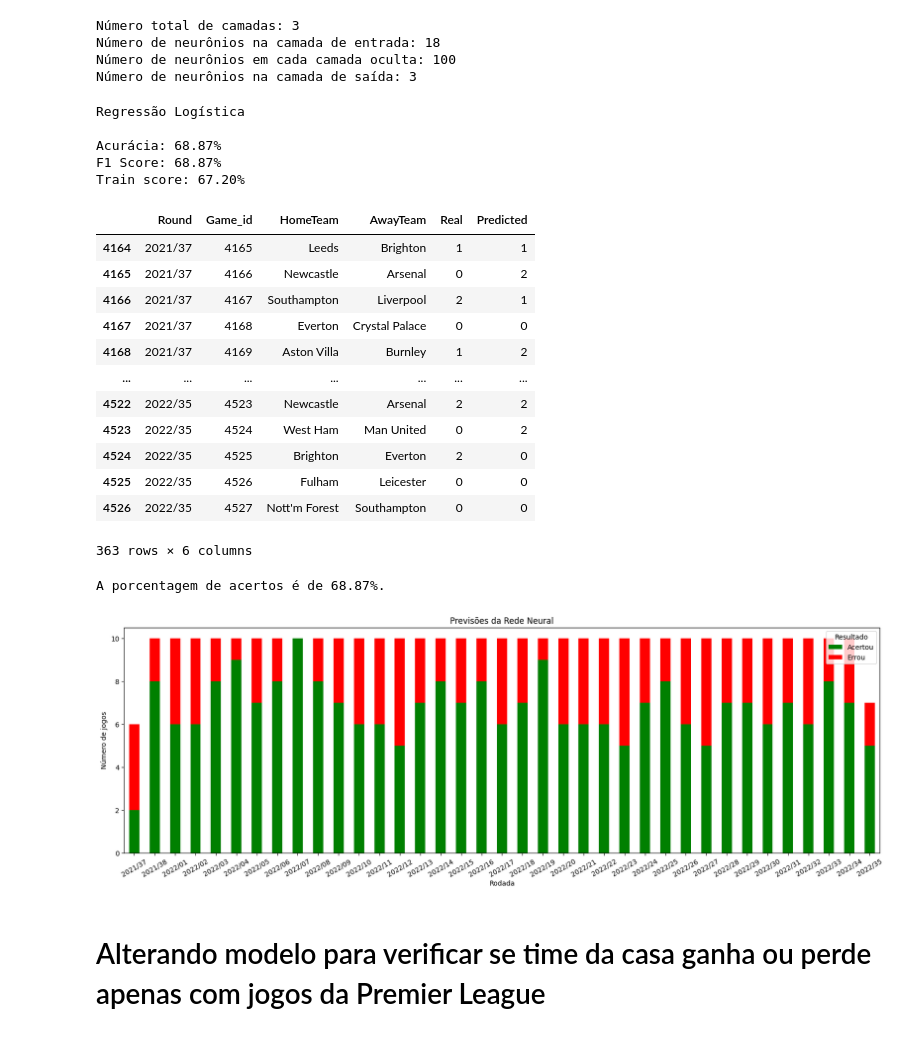
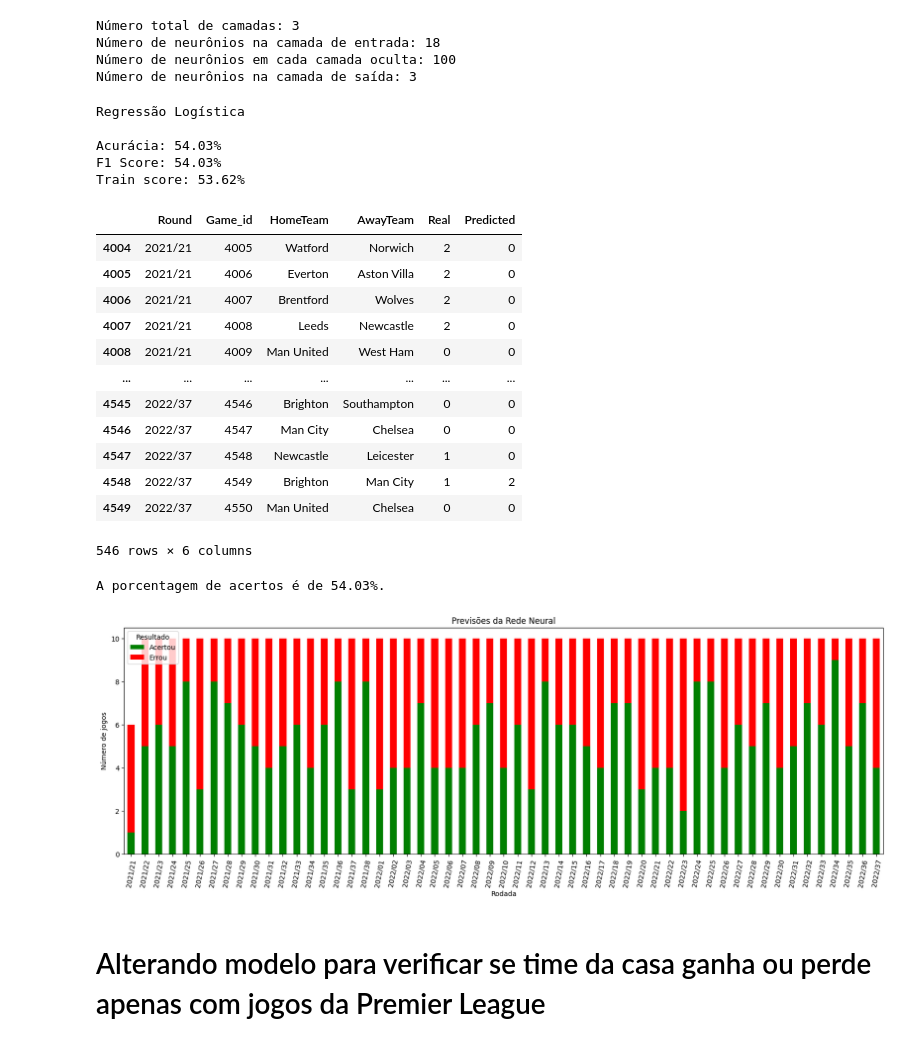
Before and after one commit to EdsonMenin/tcc, a Jupyter notebook: TCC.ipynb, the cells around one changed output. Drawn from its saved outputs; the diff is of its cells as text; code cells hidden in the pictures.

```diff
--- a/TCC.ipynb
+++ b/TCC.ipynb
@@ -272,5 +304,11 @@ df_subset = data[['HomeTeam', 'AwayTeam', 'Round', 'Wins_Home_Team', 'Wins_Away_
                   'Loss_Home_Team', 'Loss_Away_Team', 'Draw_Home_Team', 'Draw_Away_Team',
                   'Goals_Home_Team', 'Goals_Away_Team', 'Shots_Home_Team', 'Shots_Away_Team',
                   'Conceded_Goals_Home_Team', 'Conceded_Goals_Away_Team']]
-df_subset.tail(10000)
+
+# Extraindo as últimas 10 linhas para futura analise
+ultimas_10_linhas = data.tail(10)
+
+data = data[:-10]
+
+data.tail(380)
 # %% [output]
@@ -364,9 +417,9 @@ Game_id = data[['Game_id', 'HomeTeam', 'AwayTeam', 'Round']]
 
 from sklearn.model_selection import train_test_split
 
-game_id_train, game_id_test = train_test_split(Game_id, test_size=0.08, shuffle=False)
+game_id_train, game_id_test = train_test_split(Game_id, test_size=0.12, shuffle=False)
 
-X_train, X_test, Y_train, Y_test = train_test_split(X, Y, test_size=0.08, shuffle=False)
+X_train, X_test, Y_train, Y_test = train_test_split(X, Y, test_size=0.12, shuffle=False)
 # %% [markdown]
 # Normalização
 # %%
@@ -418,9 +471,9 @@ print('Train score: {:.2f}%'.format(mlp.score(X_train_scaler, Y_train)*100))
 # %% [output]
 Regressão Logística
 
-Acurácia: 68.87%
-F1 Score: 68.87%
-Train score: 67.20%
+Acurácia: 54.03%
+F1 Score: 54.03%
+Train score: 53.62%
 # %%
 # Criar um DataFrame com as informações
 df = pd.DataFrame({'Round': game_id_test['Round'], 'Game_id': game_id_test['Game_id'], 'HomeTeam': game_id_test['HomeTeam'], 'AwayTeam': game_id_test['AwayTeam'], 'Real': Y_test_flat, 'Predicted': Y_pred_flat})
@@ -428,18 +481,18 @@ df = pd.DataFrame({'Round': game_id_test['Round'], 'Game_id': game_id_test['Game
 df.tail(1000)
 # %% [output]
 |  | Round | Game_id | HomeTeam | AwayTeam | Real | Predicted |
-| 4164 | 2021/37 | 4165 | Leeds | Brighton | 1 | 1 |
-| 4165 | 2021/37 | 4166 | Newcastle | Arsenal | 0 | 2 |
-| 4166 | 2021/37 | 4167 | Southampton | Liverpool | 2 | 1 |
-| 4167 | 2021/37 | 4168 | Everton | Crystal Palace | 0 | 0 |
-| 4168 | 2021/37 | 4169 | Aston Villa | Burnley | 1 | 2 |
+| 4004 | 2021/21 | 4005 | Watford | Norwich | 2 | 0 |
+| 4005 | 2021/21 | 4006 | Everton | Aston Villa | 2 | 0 |
+| 4006 | 2021/21 | 4007 | Brentford | Wolves | 2 | 0 |
+| 4007 | 2021/21 | 4008 | Leeds | Newcastle | 2 | 0 |
+| 4008 | 2021/21 | 4009 | Man United | West Ham | 0 | 0 |
 | ... | ... | ... | ... | ... | ... | ... |
-| 4522 | 2022/35 | 4523 | Newcastle | Arsenal | 2 | 2 |
-| 4523 | 2022/35 | 4524 | West Ham | Man United | 0 | 2 |
-| 4524 | 2022/35 | 4525 | Brighton | Everton | 2 | 0 |
-| 4525 | 2022/35 | 4526 | Fulham | Leicester | 0 | 0 |
-| 4526 | 2022/35 | 4527 | Nott'm Forest | Southampton | 0 | 0 |
+| 4545 | 2022/37 | 4546 | Brighton | Southampton | 0 | 0 |
+| 4546 | 2022/37 | 4547 | Man City | Chelsea | 0 | 0 |
+| 4547 | 2022/37 | 4548 | Newcastle | Leicester | 1 | 0 |
+| 4548 | 2022/37 | 4549 | Brighton | Man City | 1 | 2 |
+| 4549 | 2022/37 | 4550 | Man United | Chelsea | 0 | 0 |
-363 rows × 6 columns
+546 rows × 6 columns
 # %%
 # Adicionar coluna 'Match'
 df['Match'] = df['Real'] == df['Predicted']
@@ -449,27 +502,27 @@ accuracy = df['Match'].mean() * 100
 
 print(f"A porcentagem de acertos é de {accuracy:.2f}%.")
 # %% [output]
-A porcentagem de acertos é de 68.87%.
+A porcentagem de acertos é de 54.03%.
 # %%
 # cria a coluna "Resultado"
 df['Resultado'] = df.apply(lambda x: 'Acertou' if x['Real'] == x['Predicted'] else 'Errou', axis=1)
 
 # agrupa os dados por rodada e conta o número de acertos e erros
 resultados_por_rodada = df.groupby('Round')['Resultado'].value_counts().unstack(fill_value=0)
 
 # cria o gráfico de barras
 fig, ax = plt.subplots(figsize=(20, 6))
 
 resultados_por_rodada.plot(kind='bar', stacked=True, ax=ax, color=['green', 'red'])
 
 ax.set_xlabel('Rodada')
 ax.set_ylabel('Número de jogos')
 ax.set_title('Previsões da Rede Neural')
-ax.set_xticklabels(resultados_por_rodada.index, rotation=30)
+ax.set_xticklabels(resultados_por_rodada.index, rotation=80)
 
 plt.show()
 # %% [output]
-[figure, old version]
+[figure, new version]
 # %% [markdown]
 # Alterando modelo para verificar se time da casa ganha ou perde apenas com jogos da Premier League
 # %% [markdown]
```
Also changed, not shown: parts of 16 cells of this notebook.
